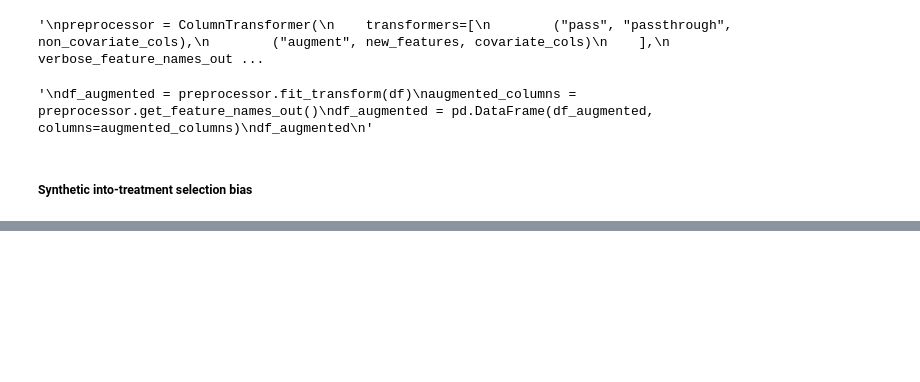
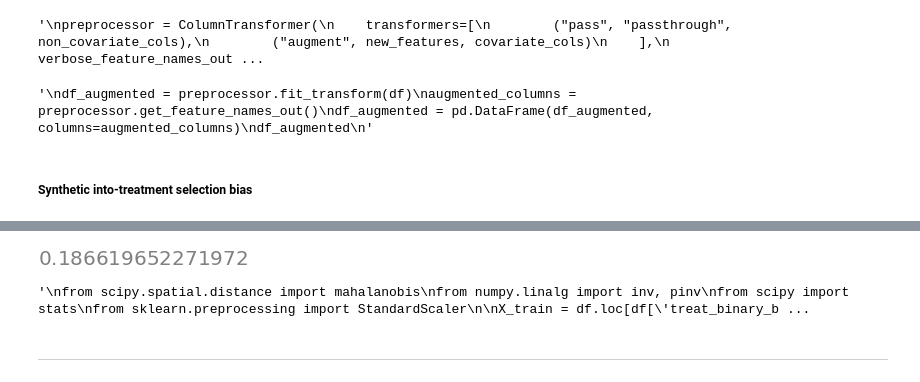
Before and after one commit to TresGes25/gg570_d200, a Jupyter notebook: implementation/data_analysis.ipynb, the cells around one changed output, grey strips where cells are left out. Saved outputs shown, nothing was run; the diff lists cells and outputs as text; code cells hidden in the pictures; blank space fills up the shorter version.

```diff
--- a/implementation/data_analysis.ipynb
+++ b/implementation/data_analysis.ipynb
@@ -191,0 +225,74 @@ df.head()
+# %%
+def check_balance(df_train, df_test):
+    balance_results = []
+
+    for col in train_data.columns:
+        test_mean = df_test[col].mean()
+
+        raw_train_mean = df_train[col].mean()
+
+        std_pooled = np.sqrt((df_train[col].var() + df_test[col].var()) / 2)
+
+        raw_smd = (raw_train_mean - test_mean) / std_pooled
+
+        balance_results.append(raw_smd)
+
+    return np.nanmean(np.abs(balance_results))
+# %%
+check_balance(train_data, test_data)
+# %% [output]
+[figure, added]
+# %%
+"""
+from scipy.spatial.distance import mahalanobis
+from numpy.linalg import inv, pinv
+from scipy import stats
+from sklearn.preprocessing import StandardScaler
+
+X_train = df.loc[df['treat_binary_bias']==0].copy()
+X_test = df.loc[df['treat_binary_bias']==1].copy()
+
+scaler = StandardScaler()
+train_data = scaler.fit_transform(X_train.iloc[:,10:])
+test_data = scaler.transform(X_test.iloc[:,10:])
+
+train_mean = train_data.mean(axis=0)
+test_mean = test_data.mean(axis=0)
+
+n1 = train_data.shape[0]
+n2 = test_data.shape[0]
+n_features = train_data.shape[1]  # Number of features (covariates)
+
+S1 = np.cov(train_data.T, bias=False)
+S2 = np.cov(test_data.T, bias=False)
+Sp = ((n1 - 1)*S1 + (n2 - 1)*S2) / (n1 + n2 - 2)
+cov_inv = pinv(Sp)
+
+mahal_dist = mahalanobis(train_mean, test_mean, cov_inv)
+#print(f"Mahalanobis distance unweighted: {mahal_dist:.4f}")
+
+# Hotelling's T² statistic
+T_sq = (n1 * n2) / (n1 + n2) * mahal_dist**2
+#print(stats.chi2.sf(T_sq, df=n_features))
+
+from scipy.stats import f
+
+k = train_data.shape[1]
+
+F_stat = ((n1 + n2 - k - 1) / (k * (n1 + n2 - 2))) * T_sq
+
+df1 = k
+df2 = n1 + n2 - k - 1
+
+p_value = 1 - f.cdf(F_stat, df1, df2)
+
+print("F statistic:", F_stat)
+print("p-value:", p_value)
+
+#p_val = stats.chi2.sf(mahal_dist**2, df=n_features)
+#print(p_val)
+"""
+# %% [output]
+'\nfrom scipy.spatial.distance import mahalanobis\nfrom numpy.linalg import inv, pinv\nfrom scipy import stats\nfrom sklearn.preprocessing import StandardScaler\n\nX_train = df.loc[df[\'treat_binary_b ...
+# %% [markdown]
+---
```
Also changed, not shown: parts of 21 cells of this notebook, 1 other file.
